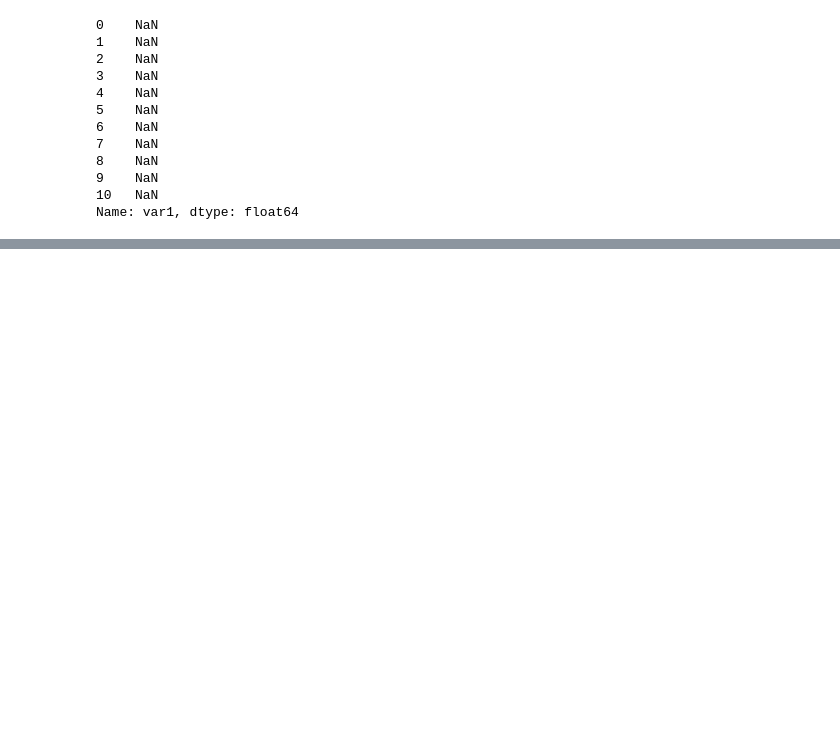
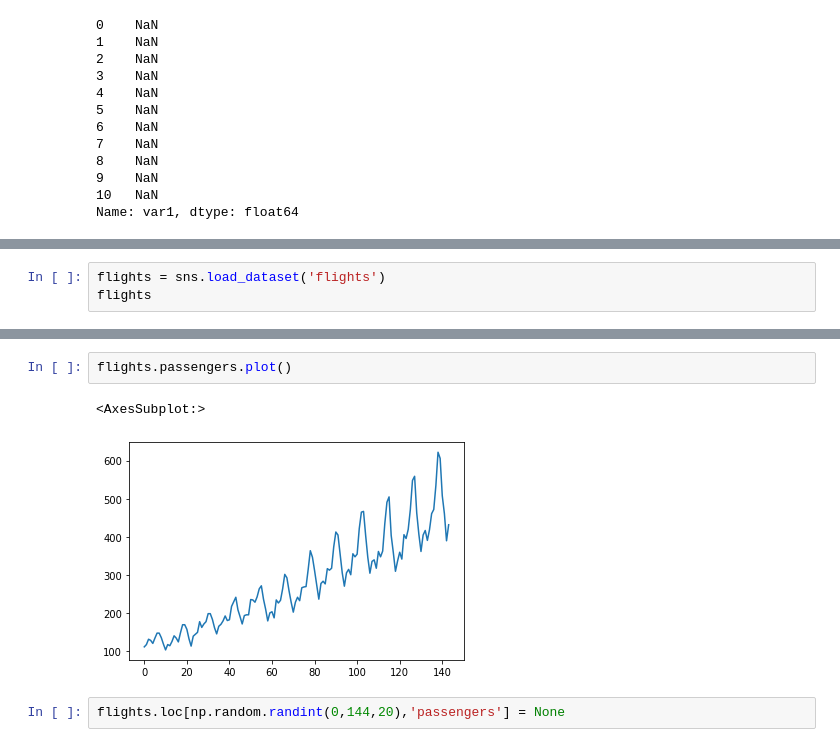
Before and after one commit to bulent-1111/Data_Science, a Jupyter notebook: DE_Pandas_Unterricht_Notebook/06_Pandas_Wiederholt.ipynb, the cells around one changed output, grey strips where cells are left out. Cells and saved outputs as stored; diff of their text form; blank space fills up the shorter version.

```diff
--- a/DE_Pandas_Unterricht_Notebook/06_Pandas_Wiederholt.ipynb
+++ b/DE_Pandas_Unterricht_Notebook/06_Pandas_Wiederholt.ipynb
@@ -663,0 +1809,3 @@ Name: var1, dtype: object
+# %%
+flights = sns.load_dataset('flights')
+flights
@@ -663,0 +1833,7 @@ Name: var1, dtype: object
+# %%
+flights.passengers.plot()
+# %% [output]
+<AxesSubplot:>
+[figure, added]
+# %%
+flights.loc[np.random.randint(0,144,20),'passengers'] = None
```
Also changed, not shown: parts of 111 cells of this notebook, 6 other files.
